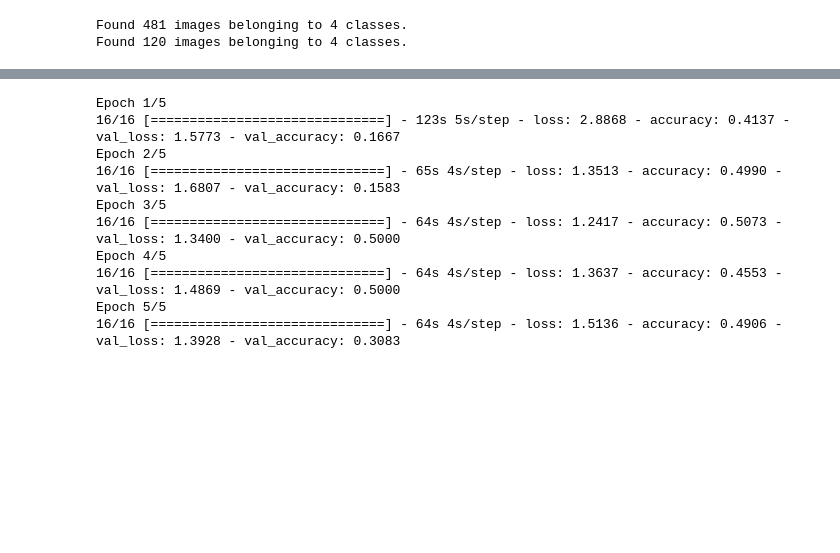
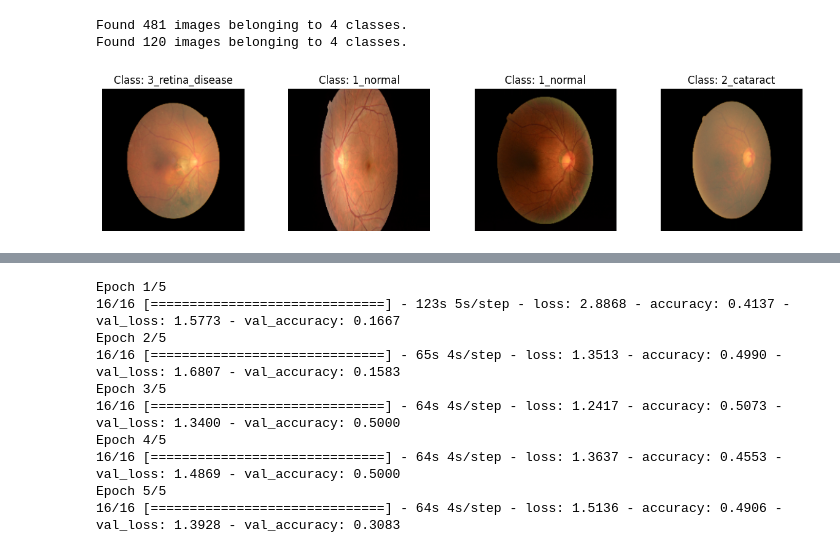
Before and after one commit to RafsanJany-44/ARC_DEEP, a Jupyter notebook: retina-initial.ipynb, the cells around one changed output, grey strips where cells are left out. Cells and saved outputs as stored; diff of their text form; code cells hidden in the pictures; blank space fills up the shorter version.

```diff
--- a/retina-initial.ipynb
+++ b/retina-initial.ipynb
@@ -196,3 +196,27 @@ validation_generator = train_datagen.flow_from_directory(
 # %% [output]
 Found 481 images belonging to 4 classes.
 Found 120 images belonging to 4 classes.
+# %%
+import matplotlib.pyplot as plt
+
+# Get one image from each class in the training generator
+num_classes = len(train_generator.class_indices)
+fig, axes = plt.subplots(1, num_classes, figsize=(15, 3))
+
+for i in range(num_classes):
+    # Get a batch of images for the current class
+    class_images, class_labels = next(train_generator, 1)
+
+    # Take the first image from the batch
+    image = class_images[0]
+
+    # Display the image with the class label
+    label_index = list(class_labels[0]).index(1)
+    class_name = [class_name for class_name, index in train_generator.class_indices.items() if index == label_index][0]
+    axes[i].imshow(image)
+    axes[i].set_title(f'Class: {class_name}')
+    axes[i].axis('off')  # Turn off axis for better visualization
+
+plt.show()
+# %% [output]
+[figure, added]
```
Also changed, not shown: parts of 1 cell of this notebook.
